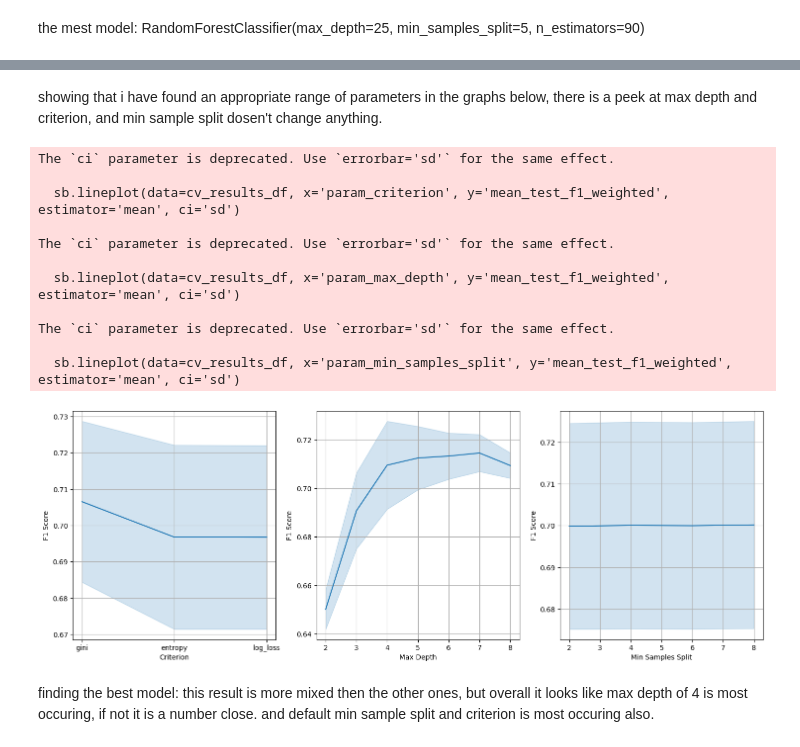
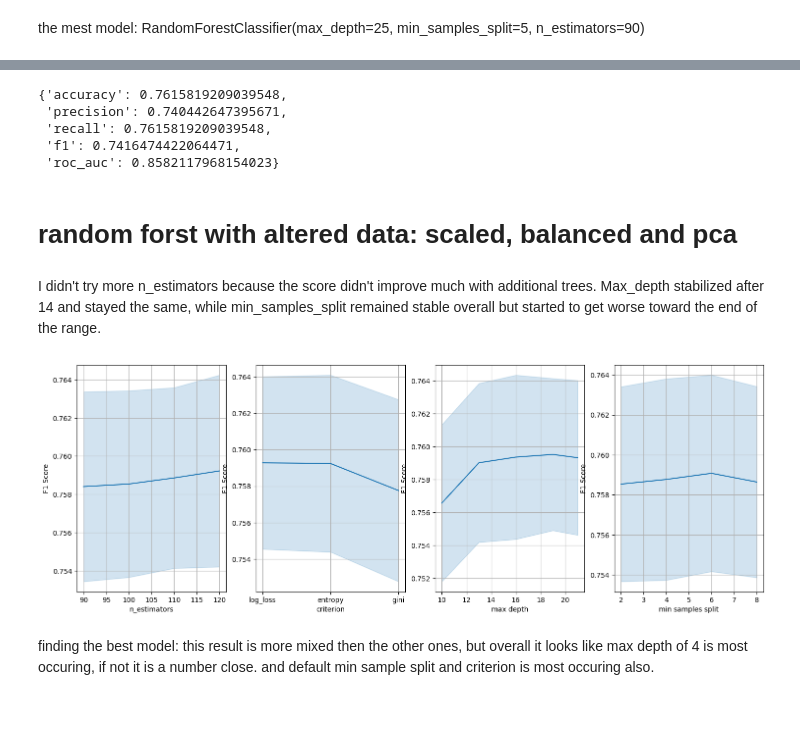
Before and after one commit to kosovarei/Machine_Learning, a Jupyter notebook: Supervised_Learning_II/Comparison_of_Classifiers_for_Student_Performance_Prediction.ipynb, the cells around one changed output, grey strips where cells are left out. Saved outputs shown, nothing was run; the diff lists cells and outputs as text; code cells hidden in the pictures; blank space fills up the shorter version.

```diff
--- a/Supervised_Learning_II/Comparison_of_Classifiers_for_Student_Performance_Prediction.ipynb
+++ b/Supervised_Learning_II/Comparison_of_Classifiers_for_Student_Performance_Prediction.ipynb
@@ -268,7 +255,15 @@ this method will return a list of five models, for each grid search the best mod
 the models will be returned by the best accuracy, precision_weighted, recall_weighted, f1_weighted, roc_auc_ovr_weighted and refitted so the best f1_weighted is returned
 # %%
 def find_best_models(model, dt_params):
-    metrics = ['accuracy', 'precision_weighted', 'recall_weighted', 'f1_weighted', 'roc_auc_ovr_weighted']
+    precision_scorer = make_scorer(precision_score, average='weighted', zero_division=0)
+
+    metrics = {
+        'accuracy': 'accuracy',
+        'precision_weighted': precision_scorer,
+        'recall_weighted': 'recall_weighted',
+        'f1_weighted': 'f1_weighted',
+        'roc_auc_ovr_weighted': 'roc_auc_ovr_weighted'
+    }
 
     outer_cv = StratifiedKFold(n_splits=5, shuffle=True, random_state=13)
     inner_cv = StratifiedKFold(n_splits=4, shuffle=True, random_state=13)
@@ -852,39 +954,55 @@ print(cv_results)
-# %% [markdown]
-showing that i have found an appropriate range of parameters in the graphs below, there is a peek at max depth and criterion, and min sample split dosen't change anything.
+# %%
+drbest = pipe_normalized_pca(DecisionTreeClassifier(criterion='entropy', max_depth=6,
+                                        max_features=26, min_samples_leaf=4))
+evaluate(drbest.fit(train_val_features, train_val_targets), test_features, test_targets)
+# %% [output]
+{'accuracy': 0.7615819209039548,
+ 'precision': 0.740442647395671,
+ 'recall': 0.7615819209039548,
+ 'f1': 0.7416474422064471,
+ 'roc_auc': 0.8582117968154023}
+# %% [markdown]
+# random forst with altered data: scaled, balanced and pca
+# %%
+rfc_params = {
+        'classifier__n_estimators': [90, 100, 110, 120],
+        'classifier__criterion': ['log_loss', 'entropy', 'gini'],
+        'classifier__max_depth': [10, 13, 16, 19, 21],
+        'classifier__min_samples_split': [2, 4, 6, 8]
+
+    }
+best_models_rfc_pipe_balanced, cv_results, model_scores_dt = find_best_models(pipe_normalized_pca_balanced(RandomForestClassifier(n_jobs=-1)), rfc_params)
+# %% [markdown]
+I didn't try more n_estimators because the score didn't improve much with additional trees. Max_depth stabilized after 14 and stayed the same, while min_samples_split remained stable overall but started to get worse toward the end of the range.
 # %%
 cv_results_df = pd.concat(cv_results, ignore_index=True)
 
 plt.figure(figsize=(18, 6))
-plt.subplot(1, 3, 1)
-sb.lineplot(data=cv_results_df, x='param_criterion', y='mean_test_f1_weighted', estimator='mean', ci='sd')
-plt.xlabel('Criterion')
+plt.subplot(1, 4, 1)
+sb.lineplot(data=cv_results_df, x='param_classifier__n_estimators', y='mean_test_f1_weighted', estimator='mean', errorbar='sd')
+plt.xlabel('n_estimators')
 plt.ylabel('F1 Score')
 plt.grid()
 
-plt.subplot(1, 3, 2)
-sb.lineplot(data=cv_results_df, x='param_max_depth', y='mean_test_f1_weighted', estimator='mean', ci='sd')
-plt.xlabel('Max Depth')
+plt.subplot(1, 4, 2)
+sb.lineplot(data=cv_results_df, x='param_classifier__criterion', y='mean_test_f1_weighted', estimator='mean', errorbar='sd')
+plt.xlabel('criterion')
 plt.ylabel('F1 Score')
 plt.grid()
 
-plt.subplot(1, 3, 3)
-sb.lineplot(data=cv_results_df, x='param_min_samples_split', y='mean_test_f1_weighted', estimator='mean', ci='sd')
-plt.xlabel('Min Samples Split')
+plt.subplot(1, 4, 3)
+sb.lineplot(data=cv_results_df, x='param_classifier__max_depth', y='mean_test_f1_weighted', estimator='mean', errorbar='sd')
+plt.xlabel('max depth')
 plt.ylabel('F1 Score')
 plt.grid()
+
+plt.subplot(1, 4, 4)
+sb.lineplot(data=cv_results_df, x='param_classifier__min_samples_split', y='mean_test_f1_weighted', estimator='mean', errorbar='sd')
+plt.xlabel('min samples split')
+plt.ylabel('F1 Score')
+plt.grid()
 # %% [output]
-The `ci` parameter is deprecated. Use `errorbar='sd'` for the same effect.
-
-  sb.lineplot(data=cv_results_df, x='param_criterion', y='mean_test_f1_weighted', estimator='mean', ci='sd')
-
-The `ci` parameter is deprecated. Use `errorbar='sd'` for the same effect.
-
-  sb.lineplot(data=cv_results_df, x='param_max_depth', y='mean_test_f1_weighted', estimator='mean', ci='sd')
-
-The `ci` parameter is deprecated. Use `errorbar='sd'` for the same effect.
-
-  sb.lineplot(data=cv_results_df, x='param_min_samples_split', y='mean_test_f1_weighted', estimator='mean', ci='sd')
-[figure, old version]
+[figure, new version]
 # %% [markdown]
 finding the best model: this result is more mixed then the other ones, but overall it looks like max depth of 4 is most occuring, if not it is a number close. and default min sample split and criterion is most occuring also.
 # %%
```
Also changed, not shown: parts of 91 cells of this notebook, 7 other files.
